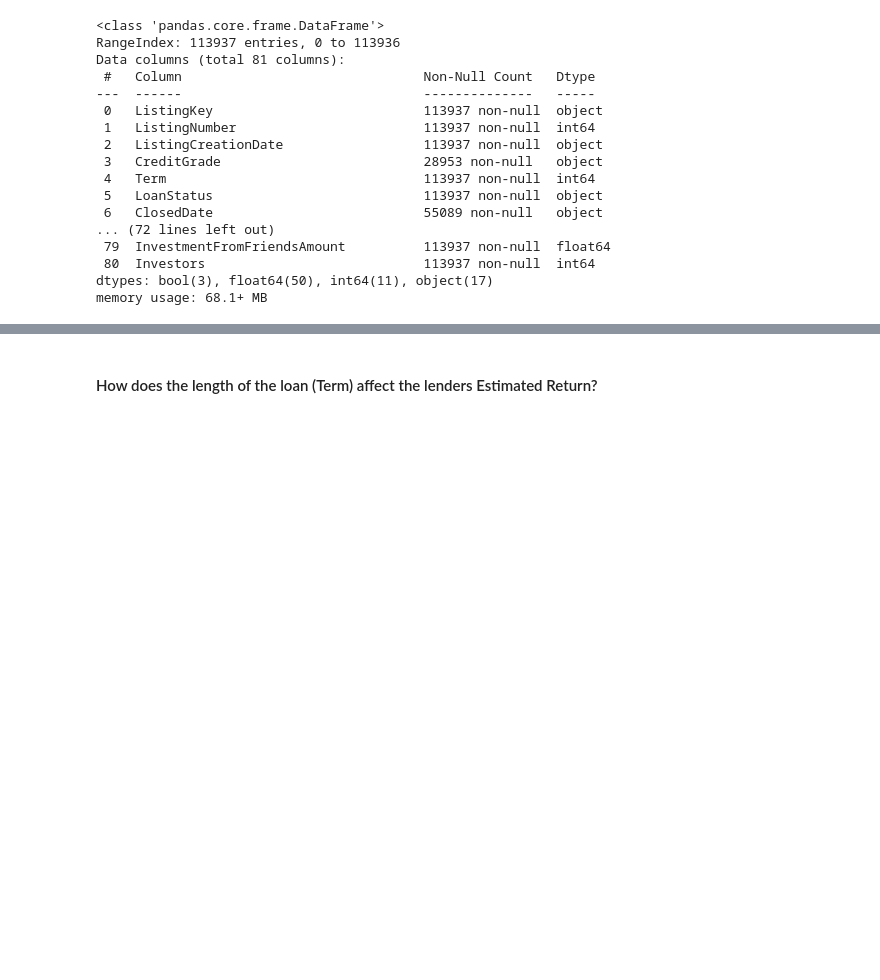
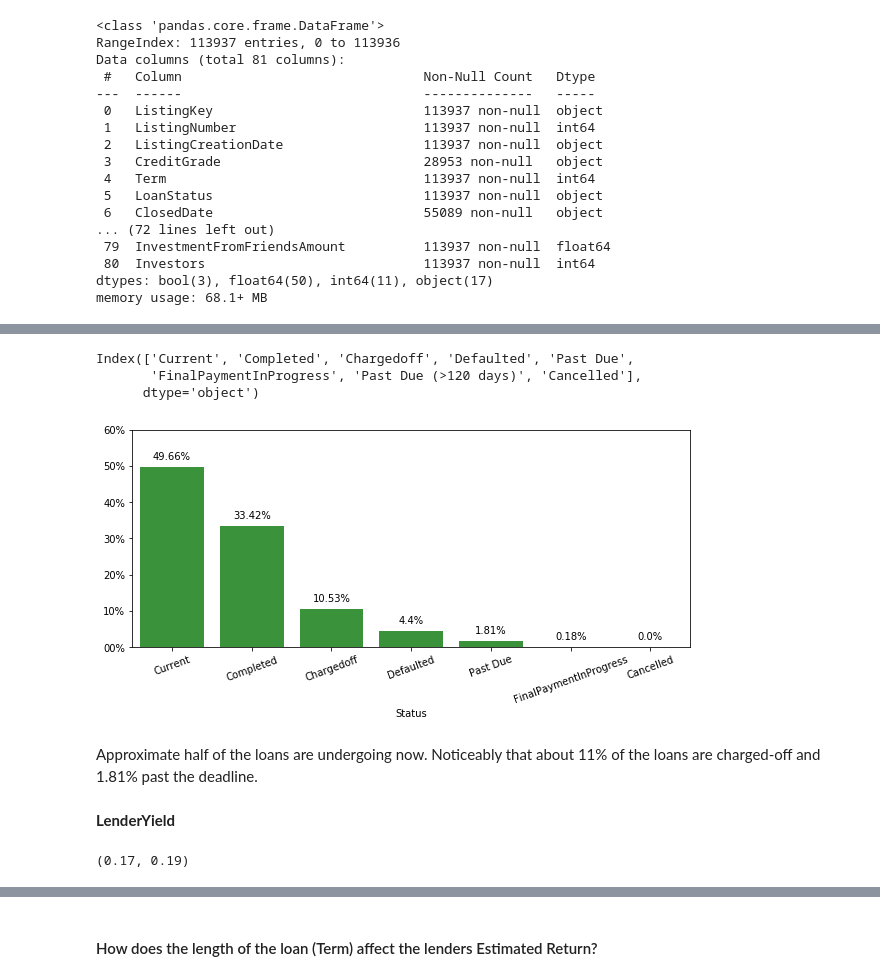
Before and after one commit to Jinning-beep/Udacity_data_analyst_projects, a Jupyter notebook: Project 5/exploratory_act.ipynb, the cells around one changed output, grey strips where cells are left out. Drawn from its saved outputs; the diff is of its cells as text; code cells hidden in the pictures; blank space fills up the shorter version.

```diff
--- a/Project 5/exploratory_act.ipynb
+++ b/Project 5/exploratory_act.ipynb
@@ -245,0 +237,29 @@ plt.savefig('before200809')
+# %%
+df_analysis.LoanStatus.value_counts().index
+# %% [output]
+Index(['Current', 'Completed', 'Chargedoff', 'Defaulted', 'Past Due',
+       'FinalPaymentInProgress', 'Past Due (>120 days)', 'Cancelled'],
+      dtype='object')
+# %%
+c = sns.color_palette()[2]
+fig, ax = plt.subplots(figsize=(10,4))
+x_order = df_analysis.LoanStatus.value_counts().index
+groupedvalues = df_analysis.LoanStatus.value_counts()
+g = sns.barplot(groupedvalues.index,groupedvalues.values*100/df_analysis.shape[0],color = c,order=x_order,ax=ax)
+
+for i in range(len(x_order)):
+    value = sum(df_analysis.LoanStatus == x_order[i])/df_analysis.shape[0]
+    g.text(i,round(value*100,2)+2,str(round(value*100,2))+'%',color='black', ha="center")
+set_ticks(0,70,10,'0%','y')
+set_labels('Status','')
+plt.xticks(rotation=20);
+# %% [output]
+[figure, added]
+# %% [markdown]
+Approximate half of the loans are undergoing now. Noticeably that about 11% of the loans are charged-off and 1.81% past the deadline.
+# %% [markdown]
+**LenderYield**
+# %%
+round(df_pre_2009['LenderYield'].mean(),2),round(df_post_2009['LenderYield'].mean(),2)
+# %% [output]
+(0.17, 0.19)
```
Also changed, not shown: parts of 69 cells of this notebook.
